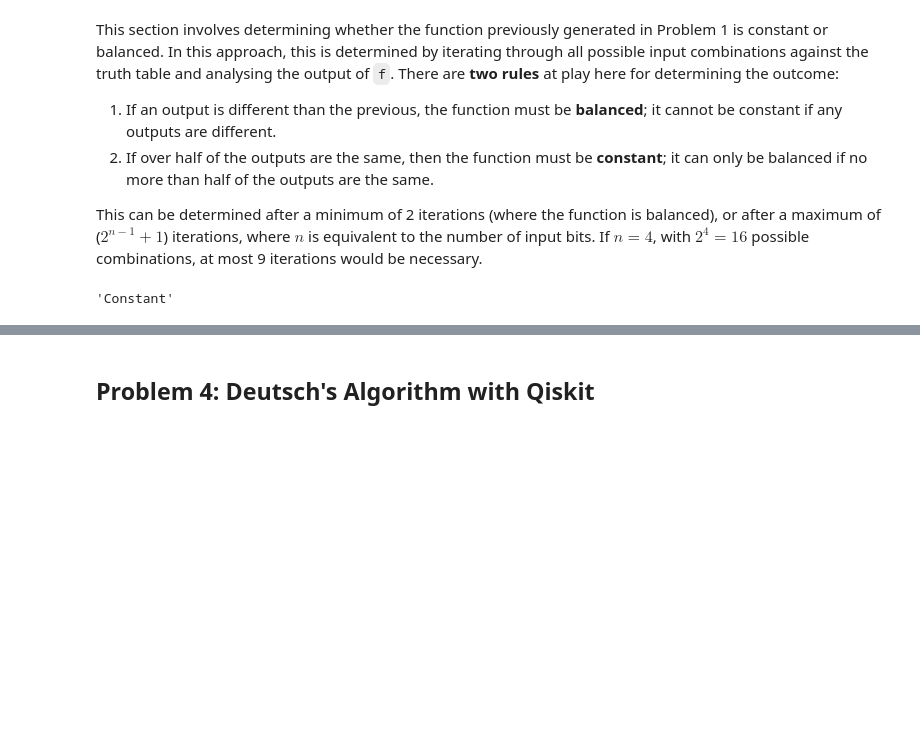
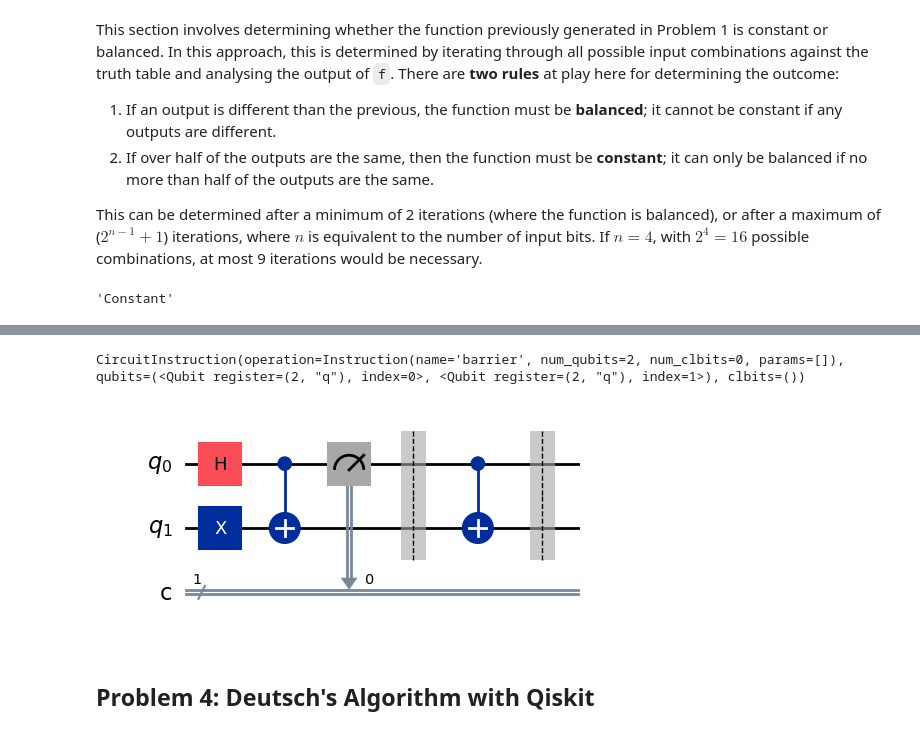
Before and after one commit to G00394925/emerging-technologies, a Jupyter notebook: problems.ipynb, the cells around one changed output, grey strips where cells are left out. Saved outputs shown, nothing was run; the diff lists cells and outputs as text; code cells hidden in the pictures; blank space fills up the shorter version.

```diff
--- a/problems.ipynb
+++ b/problems.ipynb
@@ -177,3 +201,15 @@ determine_contant_balanced(f)
+# %%
+oracle = qiskit.QuantumCircuit(2)
+oracle.barrier()
+oracle.cx(0, 1)
+oracle.barrier()
+# %% [output]
+CircuitInstruction(operation=Instruction(name='barrier', num_qubits=2, num_clbits=0, params=[]), qubits=(<Qubit register=(2, "q"), index=0>, <Qubit register=(2, "q"), index=1>), clbits=())
+# %%
+qc.compose(oracle, inplace=True)
+qc.draw(output='mpl')
+# %% [output]
+[figure, added]
 # %% [markdown]
 ## Problem 4: Deutsch's Algorithm with Qiskit
 # %% [markdown]
```
Also changed, not shown: parts of 6 cells of this notebook, 1 other file.
